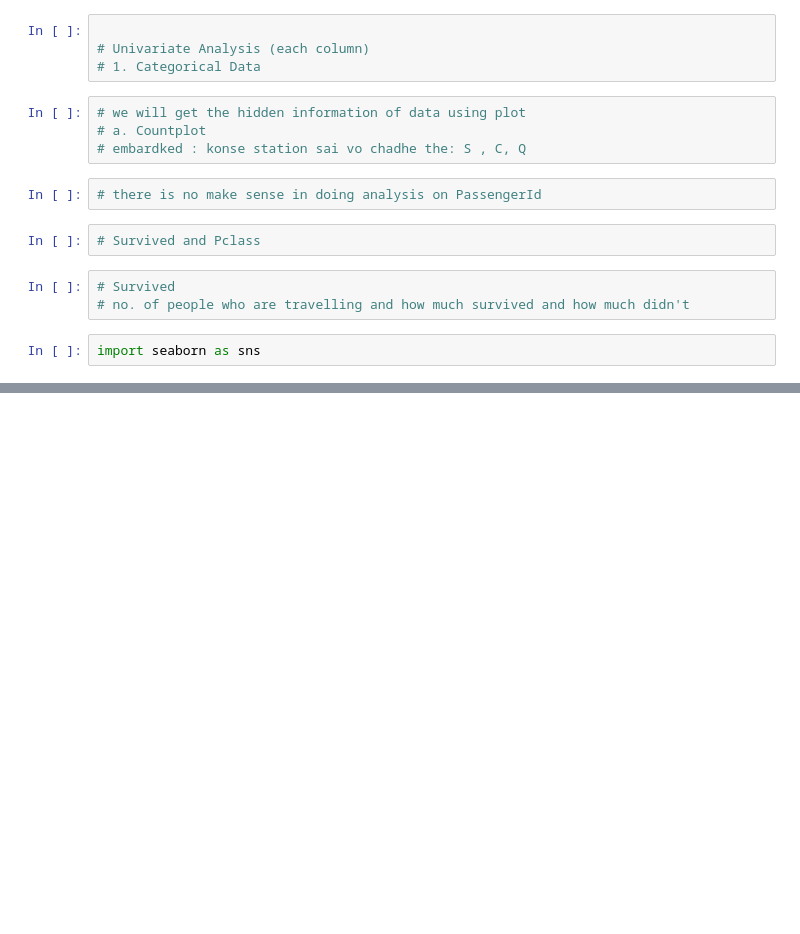
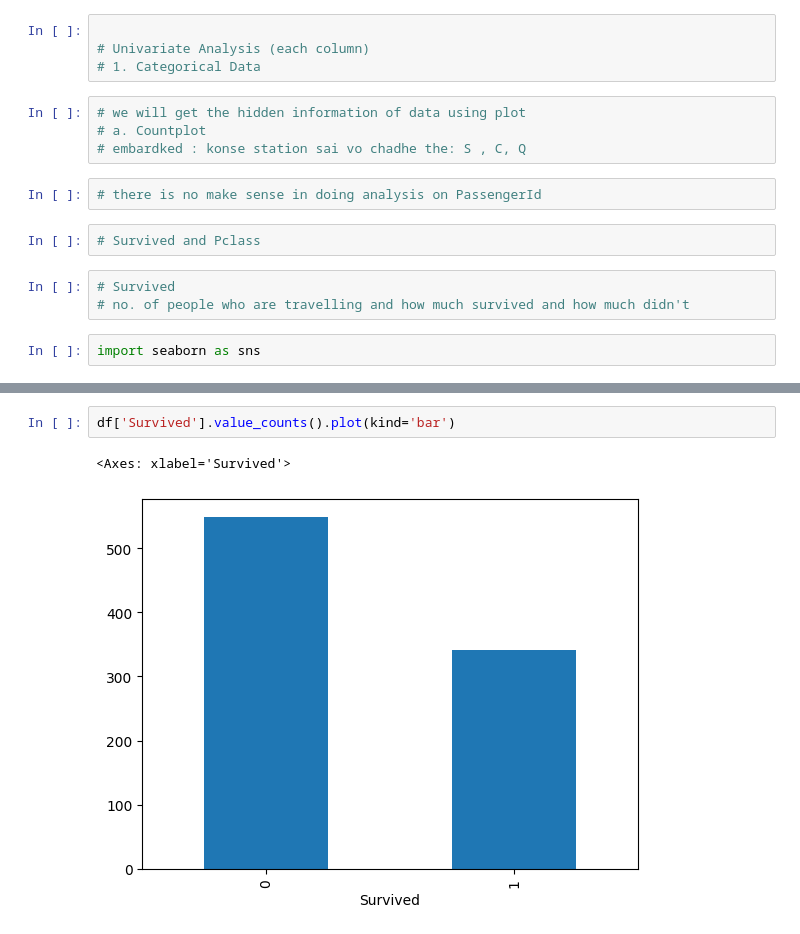
Before and after one commit to nthapa000/Machine_Learning_from_scratch, a Jupyter notebook: understanding_your_data_eda/eda_univariate.ipynb, the cells around one changed output, grey strips where cells are left out. Saved outputs shown, nothing was run; the diff lists cells and outputs as text; blank space fills up the shorter version.

```diff
--- a/understanding_your_data_eda/eda_univariate.ipynb
+++ b/understanding_your_data_eda/eda_univariate.ipynb
@@ -39,0 +40,5 @@ sns.countplot(axis=0, df['Survived'])
+# %%
+df['Survived'].value_counts().plot(kind='bar')
+# %% [output]
+<Axes: xlabel='Survived'>
+[figure, added]
```
Also changed, not shown: parts of 12 cells of this notebook, 3 other files.
